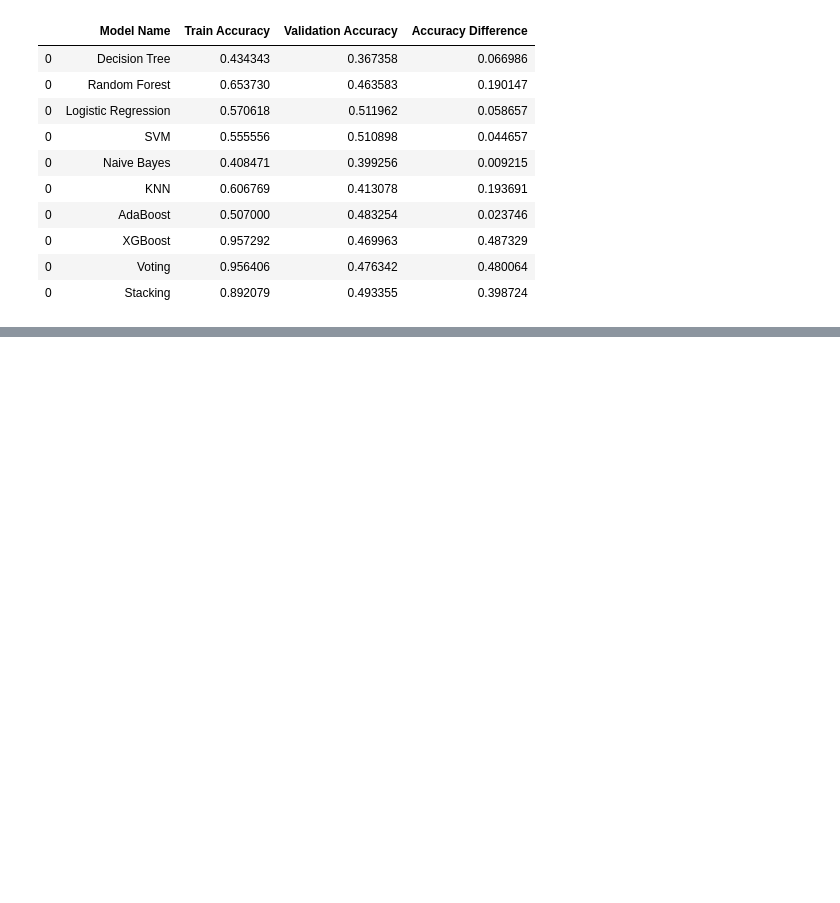
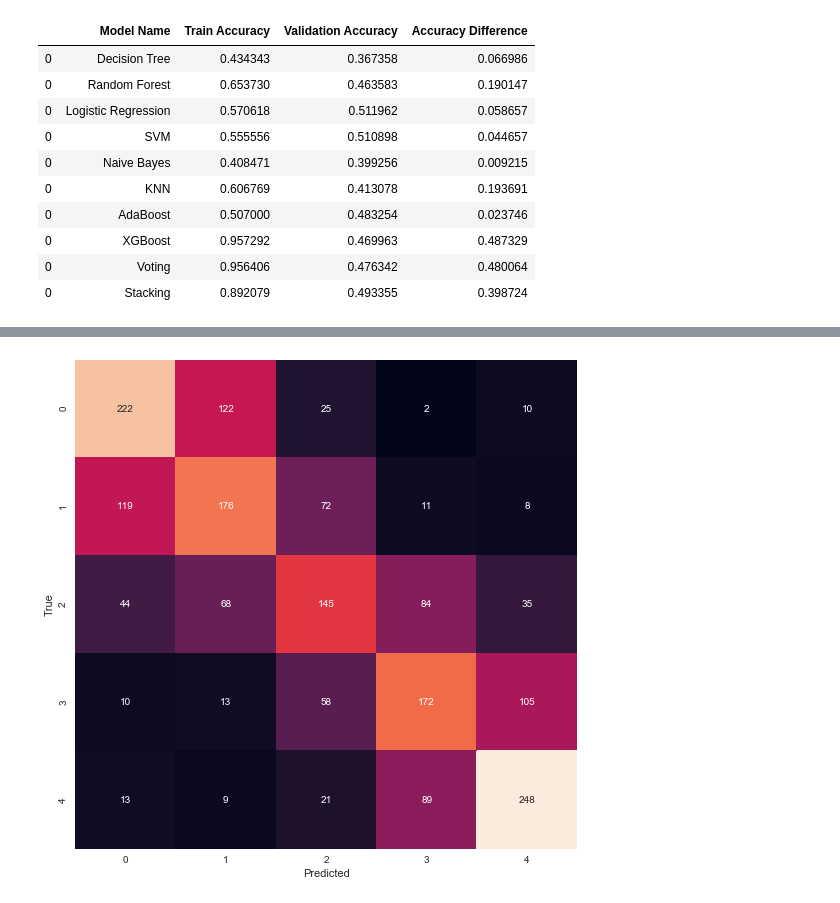
Before and after one commit to awesomeahi95/Hotel_Review_NLP, a Jupyter notebook: 3.Modelling.ipynb, the cells around one changed output, grey strips where cells are left out. Drawn from its saved outputs; the diff is of its cells as text; code cells hidden in the pictures; blank space fills up the shorter version.

Commit message:
add conf mat

```diff
--- a/3.Modelling.ipynb
+++ b/3.Modelling.ipynb
@@ -325,0 +340,4 @@ all_models
+# %%
+log_reg_1.conf_matrix()
+# %% [output]
+[figure, added]
```
Also changed, not shown: parts of 3 cells of this notebook, 2 other files.
